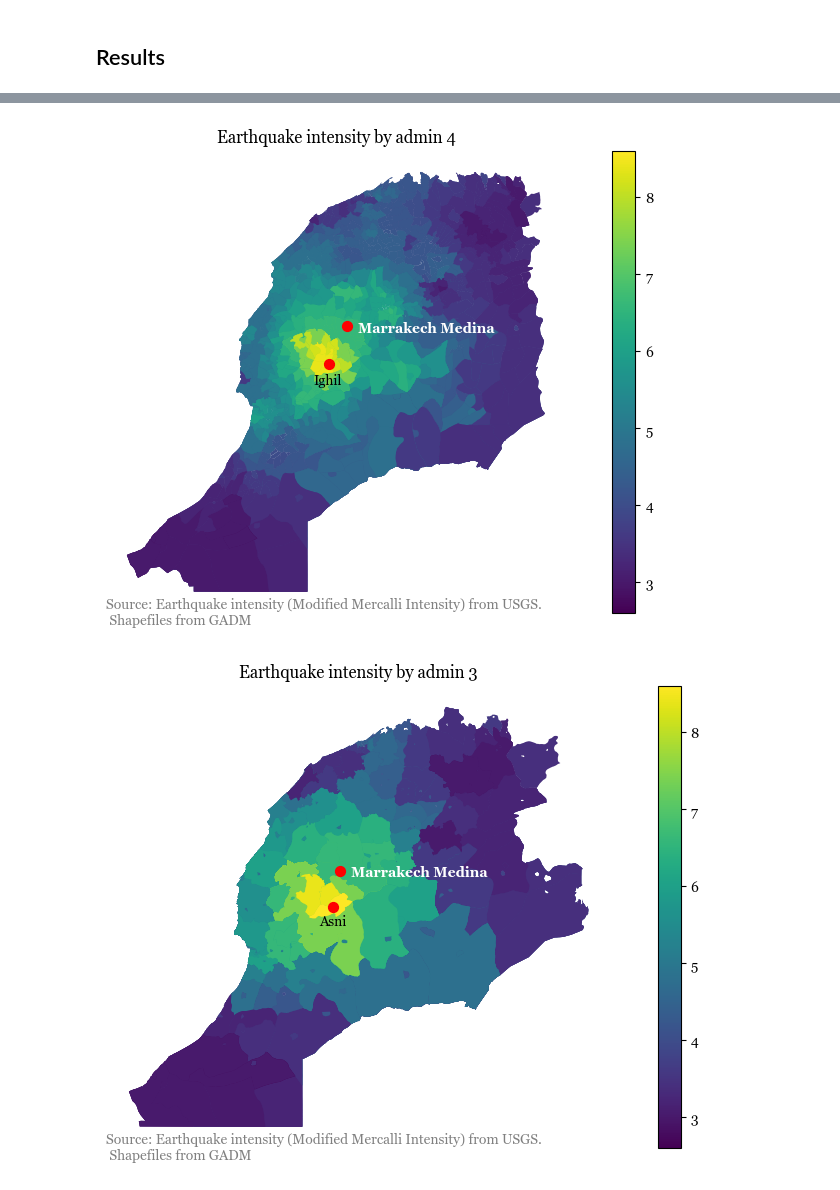
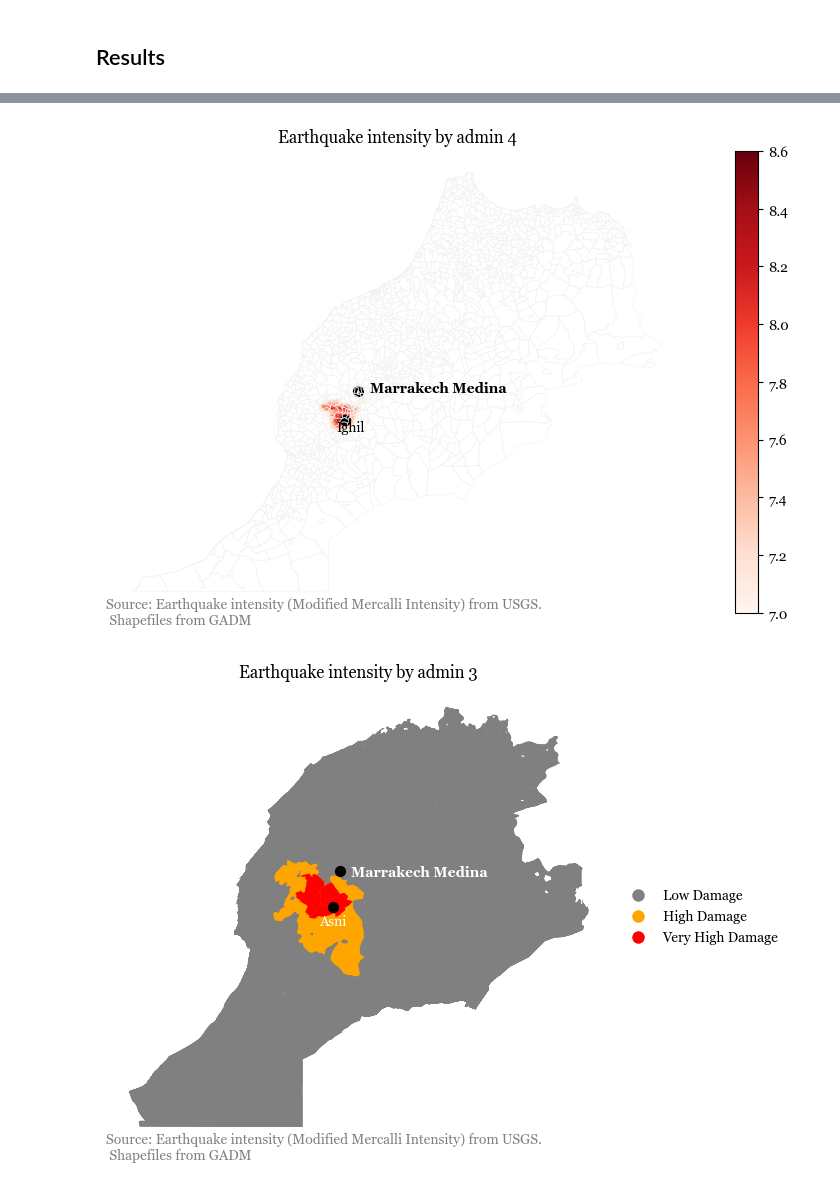
Before and after one commit to datapartnership/morocco-earthquake-impact, a Jupyter notebook: notebooks/earthquake-intensity/earthquake_intensity.ipynb, the cells around one changed output, grey strips where cells are left out. Saved outputs shown, nothing was run; the diff lists cells and outputs as text; code cells hidden in the pictures.

```diff
--- a/notebooks/earthquake-intensity/earthquake_intensity.ipynb
+++ b/notebooks/earthquake-intensity/earthquake_intensity.ipynb
@@ -32,3 +45,13 @@ mi_sep8 = gpd.read_file('../../data/earthquake/shape/mi.shp')
+# %%
+def get_mmi_color(mmi):
+    if mmi>7 and mmi<=8:
+        return 'orange'
+    elif mmi>8 and mmi<=9:
+        return 'red'
+    elif mmi>9:
+        return 'purple'
+    else:
+        return 'grey'
 # %%
 morocco_adm2 = gpd.read_file('../../data/shapefiles/mar_adm2.shp')
 morocco_adm1 = gpd.read_file('../../data/shapefiles/mar_adm1.shp')
@@ -36,10 +78,18 @@ morocco_adm1 = gpd.read_file('../../data/shapefiles/mar_adm1.shp')
 morocco_adm2 = gpd.read_file('../../data/shapefiles/gadm41_MAR_shp/gadm41_MAR_2.shp')
 morocco_adm3 = gpd.read_file('../../data/shapefiles/gadm41_MAR_shp/gadm41_MAR_3.shp')
 morocco_adm4= gpd.read_file('../../data/shapefiles/gadm41_MAR_shp/gadm41_MAR_4.shp')
+# %%
+affected_regions = mi_sep8[mi_sep8['PARAMVALUE']>=7]
 # %%
 gdf_adm2 = morocco_adm2[['NAME_2', 'NAME_1', 'geometry']].sjoin(mi_sep8[['PARAMVALUE', 'geometry']])
 gdf_adm3 = morocco_adm3[['NAME_3','NAME_2','NAME_1', 'geometry']].sjoin(mi_sep8[['PARAMVALUE', 'geometry']])
 gdf_adm4 = morocco_adm4[['NAME_4','NAME_3','NAME_2','NAME_1','geometry']].sjoin(mi_sep8[['PARAMVALUE', 'geometry']])
+# %%
+gdf_adm3['mmi_class'] = gdf_adm3['PARAMVALUE'].apply(lambda x: get_mmi_class(x))
+gdf_adm4['mmi_class'] = gdf_adm4['PARAMVALUE'].apply(lambda x: get_mmi_class(x))
+
+gdf_adm3['mmi_color'] = gdf_adm3['PARAMVALUE'].apply(lambda x: get_mmi_color(x))
+gdf_adm4['mmi_color'] = gdf_adm4['PARAMVALUE'].apply(lambda x: get_mmi_color(x))
 # %%
 df_adm3 = gdf_adm3.groupby(['NAME_3','NAME_2','NAME_1']).mean('PARAMVALUE').reset_index()[[ 'NAME_3','NAME_2','NAME_1','PARAMVALUE']].sort_values(by='PARAMVALUE', ascending = False)
 df_adm4 = gdf_adm4.groupby([ 'NAME_4','NAME_3','NAME_2','NAME_1']).mean('PARAMVALUE').reset_index()[['NAME_4','NAME_3','NAME_2','NAME_1','PARAMVALUE']].sort_values(by='PARAMVALUE', ascending = False)
@@ -55,7 +107,11 @@ gdf=gdf_adm4
 vmin = gdf['PARAMVALUE'].min()
 vmax = gdf['PARAMVALUE'].max()
 
-gdf.plot(column='PARAMVALUE', cmap = 'viridis', ax=ax, vmax=vmax, legend = True)
+
+
+morocco_adm4.boundary.plot(ax=ax, color='#f2f2f2', alpha=0.8, linewidth=0.5)
+affected_regions.plot(column='PARAMVALUE', cmap ='Reds', ax=ax, vmax=vmax, legend = True)
+
 
 ax.spines['top'].set_visible(False)
 ax.spines['bottom'].set_visible(False)
@@ -68,41 +124,52 @@ ax.set_yticks([])
 text_to_add = gdf_adm4[gdf_adm4['PARAMVALUE']== gdf_adm4['PARAMVALUE'].max()]['NAME_4'].iloc[0]
 x, y =gdf_adm4[gdf_adm4['PARAMVALUE']== gdf_adm4['PARAMVALUE'].max()]['geometry'].iloc[0].centroid.x, gdf_adm4[gdf_adm4['PARAMVALUE']== gdf_adm4['PARAMVALUE'].max()]['geometry'].iloc[0].centroid.y
 
-ax.scatter(x, y, c='red', marker='o', s=50, label=text_to_add)
+ax.scatter(x, y, c='black', marker='o', s=50, label=text_to_add)
 # Use the annotate function to add the text to the map
 ax.annotate(text_to_add, xy=(x-0.5, y-0.5), xytext=(10, 10), textcoords='offset points',
             fontsize=10, color='black')
 
 text_to_add = gdf_adm4[gdf_adm4['NAME_4']== 'Marrakech Medina']['NAME_4'].iloc[0]
 x, y =gdf_adm4[gdf_adm4['NAME_4']== 'Marrakech Medina']['geometry'].iloc[0].centroid.x, gdf_adm4[gdf_adm4['NAME_4']== 'Marrakech Medina']['geometry'].iloc[0].centroid.y
 
-ax.scatter(x, y, c='red', marker='o', s=50, label=text_to_add)
+ax.scatter(x, y, c='black', marker='o', s=50, label=text_to_add)
 
 # Use the annotate function to add the text to the map
 ax.annotate(text_to_add, xy=(x-0.05, y-0.3), xytext=(10, 10), textcoords='offset points',
-            fontsize=10, color='white', weight='bold')
+            fontsize=10, color='black', weight='bold')
 
 
 # sm = plt.cm.ScalarMappable(cmap='viridis',norm=plt.Normalize(vmin=vmin, vmax=vmax))
 
 
 # divider = make_axes_locatable(ax)
 # dvider_kwargs = dict(position="left", size="1.5%", pad=0)
 # fig.colorbar(sm, cax=divider.append_axes(**dvider_kwargs),
 #              #format = matplotlib.ticker.FuncFormatter(lambda x, pos: ''),
 #              #ticks = matplotlib.ticker.FixedLocator([])
 #              )
 
 plt.title('Earthquake intensity by admin 4')
 
 subtitle = f'Source: Earthquake intensity (Modified Mercalli Intensity) from USGS.\n Shapefiles from GADM'
 
 ax.text(0, 0, subtitle, ha='left', va='center', transform=ax.transAxes,
         fontsize=10, color='gray', weight='normal')
 
+# # Create a custom legend
+# legend_labels = ['Low Damage', 'High Damage', 'Very High Damage']
+# legend_colors = ['grey', 'orange', 'red']
+
+# # Create custom legend handles
+# from matplotlib.lines import Line2D
+# legend_handles = [Line2D([0], [0], marker='o', color='w', label=legend_labels[i], markersize=10, markerfacecolor=legend_colors[i]) for i in range(len(legend_labels))]
+
+# # Display the custom legend
+# plt.legend(handles=legend_handles, loc='center left', bbox_to_anchor=(1, 0.5), frameon=False)
+
 plt.savefig('../../docs/images/01_earthquake_intensity_adm4.png')
 # %% [output]
-[figure, old version]
+[figure, new version]
 # %%
 fig, ax = plt.subplots(figsize=(12,6))
 plt.rcParams["font.family"] = "Georgia"
@@ -112,7 +179,7 @@ gdf=gdf_adm3
 vmin = gdf['PARAMVALUE'].min()
 vmax = gdf['PARAMVALUE'].max()
 
-gdf.plot(column='PARAMVALUE', cmap = 'viridis', ax=ax, vmax=vmax, legend = True)
+gdf.plot(column='mmi_class', color = gdf['mmi_color'], ax=ax, vmax=vmax, legend = True)
 
 ax.spines['top'].set_visible(False)
 ax.spines['bottom'].set_visible(False)
@@ -128,15 +195,15 @@ ax.set_yticks([])
 text_to_add = gdf_adm3[gdf_adm3['PARAMVALUE']== gdf_adm3['PARAMVALUE'].max()]['NAME_3'].iloc[0]
 x, y =gdf_adm3[gdf_adm3['PARAMVALUE']== gdf_adm3['PARAMVALUE'].max()]['geometry'].iloc[0].centroid.x, gdf_adm3[gdf_adm3['PARAMVALUE']== gdf_adm3['PARAMVALUE'].max()]['geometry'].iloc[0].centroid.y
 
-ax.scatter(x, y, c='red', marker='o', s=50, label=text_to_add)
+ax.scatter(x, y, c='black', marker='o', s=50, label=text_to_add)
 # Use the annotate function to add the text to the map
 ax.annotate(text_to_add, xy=(x-0.5, y-0.5), xytext=(10, 10), textcoords='offset points',
-            fontsize=10, color='black')
+            fontsize=10, color='white')
 
 text_to_add = gdf_adm3[gdf_adm3['NAME_3']== 'NA (Marrakech Medina)']['NAME_3'].iloc[0]
 x, y =gdf_adm3[gdf_adm3['NAME_3']== 'NA (Marrakech Medina)']['geometry'].iloc[0].centroid.x, gdf_adm3[gdf_adm3['NAME_3']== 'NA (Marrakech Medina)']['geometry'].iloc[0].centroid.y
 
-ax.scatter(x, y, c='red', marker='o', s=50, label='Marrakech Medina')
+ax.scatter(x, y, c='black', marker='o', s=50, label='Marrakech Medina')
 
 # Use the annotate function to add the text to the map
 ax.annotate('Marrakech Medina', xy=(x-0.05, y-0.3), xytext=(10, 10), textcoords='offset points',
@@ -157,6 +224,18 @@ subtitle = f'Source: Earthquake intensity (Modified Mercalli Intensity) from USG
 ax.text(0, 0, subtitle, ha='left', va='center', transform=ax.transAxes,
         fontsize=10, color='gray', weight='normal')
 
+# Create a custom legend
+legend_labels = ['Low Damage', 'High Damage', 'Very High Damage']
+legend_colors = ['grey', 'orange', 'red']
+
+# Create custom legend handles
+from matplotlib.lines import Line2D
+legend_handles = [Line2D([0], [0], marker='o', color='w', label=legend_labels[i], markersize=10, markerfacecolor=legend_colors[i]) for i in range(len(legend_labels))]
+
+# Display the custom legend
+plt.legend(handles=legend_handles, loc='center left', bbox_to_anchor=(1, 0.5), frameon=False)
+
+
 plt.savefig('../../docs/images/01_earthquake_intensity_adm3.png')
 # %% [output]
-[figure, old version]
+[figure, new version]
```
Also changed, not shown: parts of 5 cells of this notebook, 2 other files.
